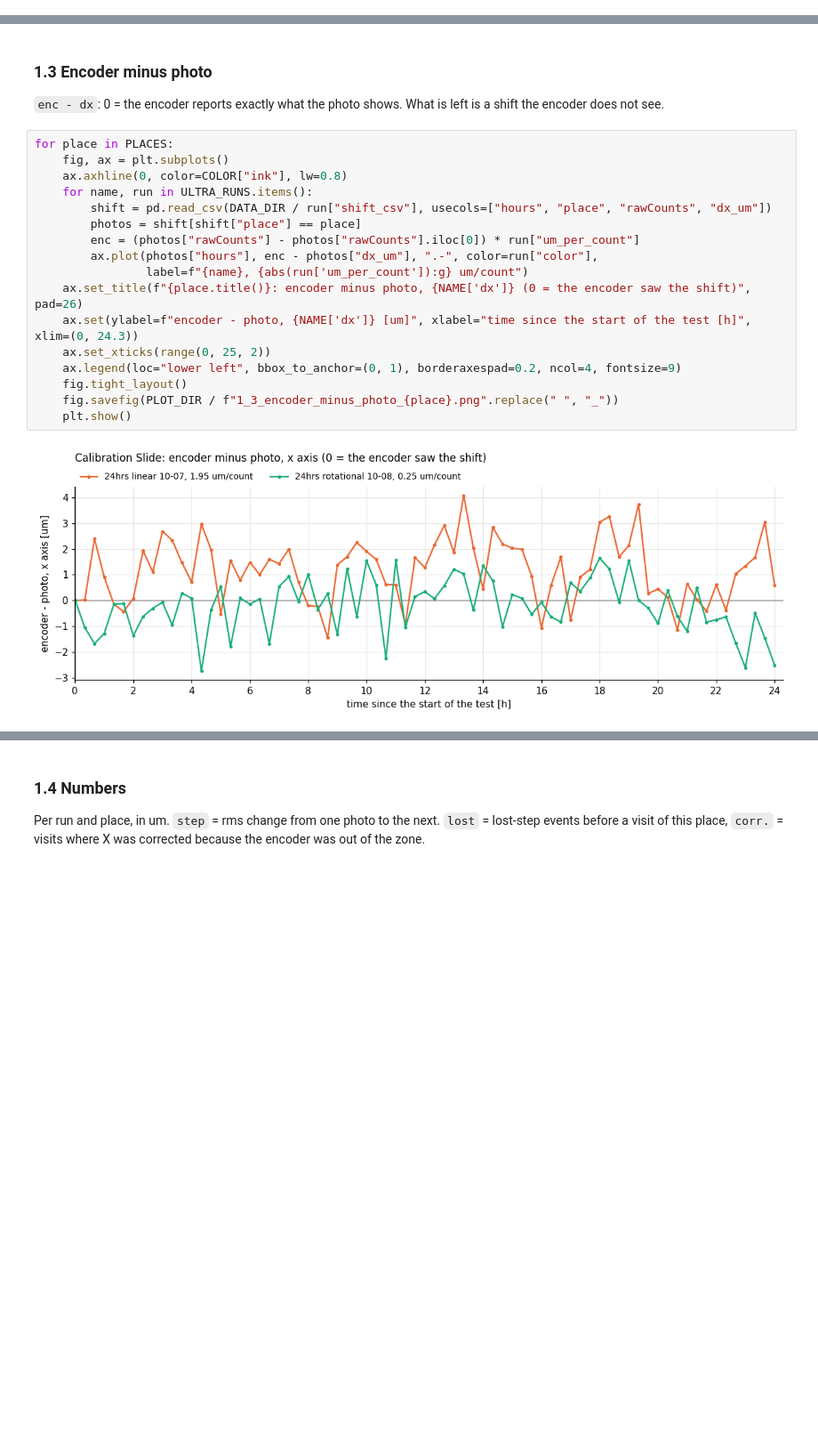
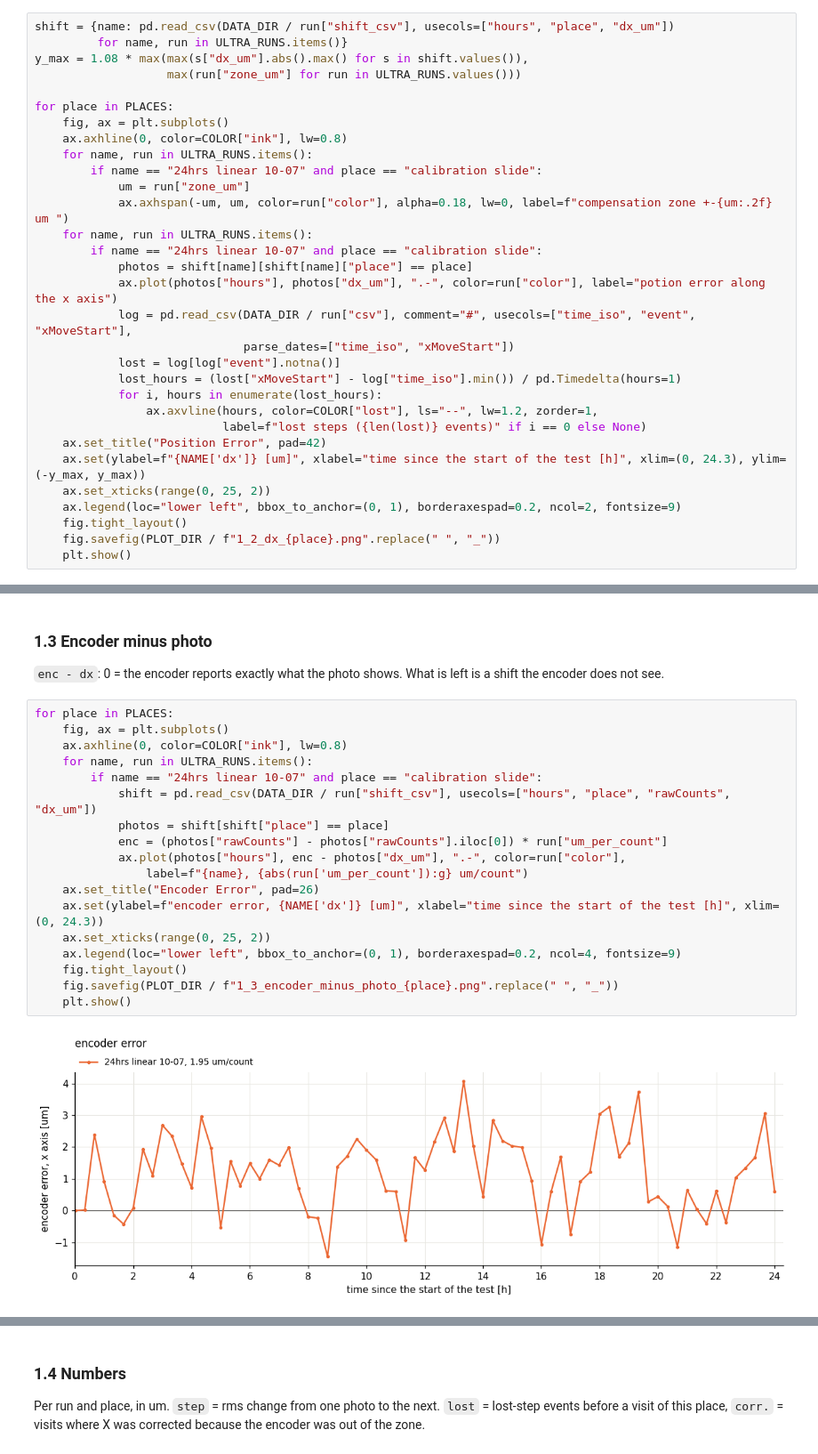
Before and after one commit to haikew/uc2-esp32, a Jupyter notebook: tools/PYTHON/encoder_test/encoder_test.ipynb, the cells around one changed output, grey strips where cells are left out. Shown at 89% size. Drawn from its saved outputs; the diff is of its cells as text; blank space fills up the shorter version.

Commit message:
updates collision test

```diff
--- a/tools/PYTHON/encoder_test/encoder_test.ipynb
+++ b/tools/PYTHON/encoder_test/encoder_test.ipynb
@@ -183,0 +185,31 @@ for place in PLACES:
+# %%
+shift = {name: pd.read_csv(DATA_DIR / run["shift_csv"], usecols=["hours", "place", "dx_um"])
+         for name, run in ULTRA_RUNS.items()}
+y_max = 1.08 * max(max(s["dx_um"].abs().max() for s in shift.values()),
+                   max(run["zone_um"] for run in ULTRA_RUNS.values()))
+
+for place in PLACES:
+    fig, ax = plt.subplots()
+    ax.axhline(0, color=COLOR["ink"], lw=0.8)
+    for name, run in ULTRA_RUNS.items():
+        if name == "24hrs linear 10-07" and place == "calibration slide":
+            um = run["zone_um"]
+            ax.axhspan(-um, um, color=run["color"], alpha=0.18, lw=0, label=f"compensation zone +-{um:.2f} um ")
+    for name, run in ULTRA_RUNS.items():
+        if name == "24hrs linear 10-07" and place == "calibration slide":
+            photos = shift[name][shift[name]["place"] == place]
+            ax.plot(photos["hours"], photos["dx_um"], ".-", color=run["color"], label="potion error along the x axis")
+            log = pd.read_csv(DATA_DIR / run["csv"], comment="#", usecols=["time_iso", "event", "xMoveStart"],
+                              parse_dates=["time_iso", "xMoveStart"])
+            lost = log[log["event"].notna()]
+            lost_hours = (lost["xMoveStart"] - log["time_iso"].min()) / pd.Timedelta(hours=1)
+            for i, hours in enumerate(lost_hours):
+                ax.axvline(hours, color=COLOR["lost"], ls="--", lw=1.2, zorder=1,
+                           label=f"lost steps ({len(lost)} events)" if i == 0 else None)
+    ax.set_title("Position Error", pad=42)
+    ax.set(ylabel=f"{NAME['dx']} [um]", xlabel="time since the start of the test [h]", xlim=(0, 24.3), ylim=(-y_max, y_max))
+    ax.set_xticks(range(0, 25, 2))
+    ax.legend(loc="lower left", bbox_to_anchor=(0, 1), borderaxespad=0.2, ncol=2, fontsize=9)
+    fig.tight_layout()
+    fig.savefig(PLOT_DIR / f"1_2_dx_{place}.png".replace(" ", "_"))
+    plt.show()
@@ -189,19 +224,20 @@ encoder does not see.
 # %%
 for place in PLACES:
     fig, ax = plt.subplots()
     ax.axhline(0, color=COLOR["ink"], lw=0.8)
     for name, run in ULTRA_RUNS.items():
-        shift = pd.read_csv(DATA_DIR / run["shift_csv"], usecols=["hours", "place", "rawCounts", "dx_um"])
-        photos = shift[shift["place"] == place]
-        enc = (photos["rawCounts"] - photos["rawCounts"].iloc[0]) * run["um_per_count"]
-        ax.plot(photos["hours"], enc - photos["dx_um"], ".-", color=run["color"],
+        if name == "24hrs linear 10-07" and place == "calibration slide":
+            shift = pd.read_csv(DATA_DIR / run["shift_csv"], usecols=["hours", "place", "rawCounts", "dx_um"])
+            photos = shift[shift["place"] == place]
+            enc = (photos["rawCounts"] - photos["rawCounts"].iloc[0]) * run["um_per_count"]
+            ax.plot(photos["hours"], enc - photos["dx_um"], ".-", color=run["color"],
                 label=f"{name}, {abs(run['um_per_count']):g} um/count")
-    ax.set_title(f"{place.title()}: encoder minus photo, {NAME['dx']} (0 = the encoder saw the shift)", pad=26)
-    ax.set(ylabel=f"encoder - photo, {NAME['dx']} [um]", xlabel="time since the start of the test [h]", xlim=(0, 24.3))
+    ax.set_title("Encoder Error", pad=26)
+    ax.set(ylabel=f"encoder error, {NAME['dx']} [um]", xlabel="time since the start of the test [h]", xlim=(0, 24.3))
     ax.set_xticks(range(0, 25, 2))
     ax.legend(loc="lower left", bbox_to_anchor=(0, 1), borderaxespad=0.2, ncol=4, fontsize=9)
     fig.tight_layout()
     fig.savefig(PLOT_DIR / f"1_3_encoder_minus_photo_{place}.png".replace(" ", "_"))
     plt.show()
 # %% [output]
-[figure, old version]
+[figure, new version]
```
Also changed, not shown: parts of 5 cells of this notebook, 40 other files.
